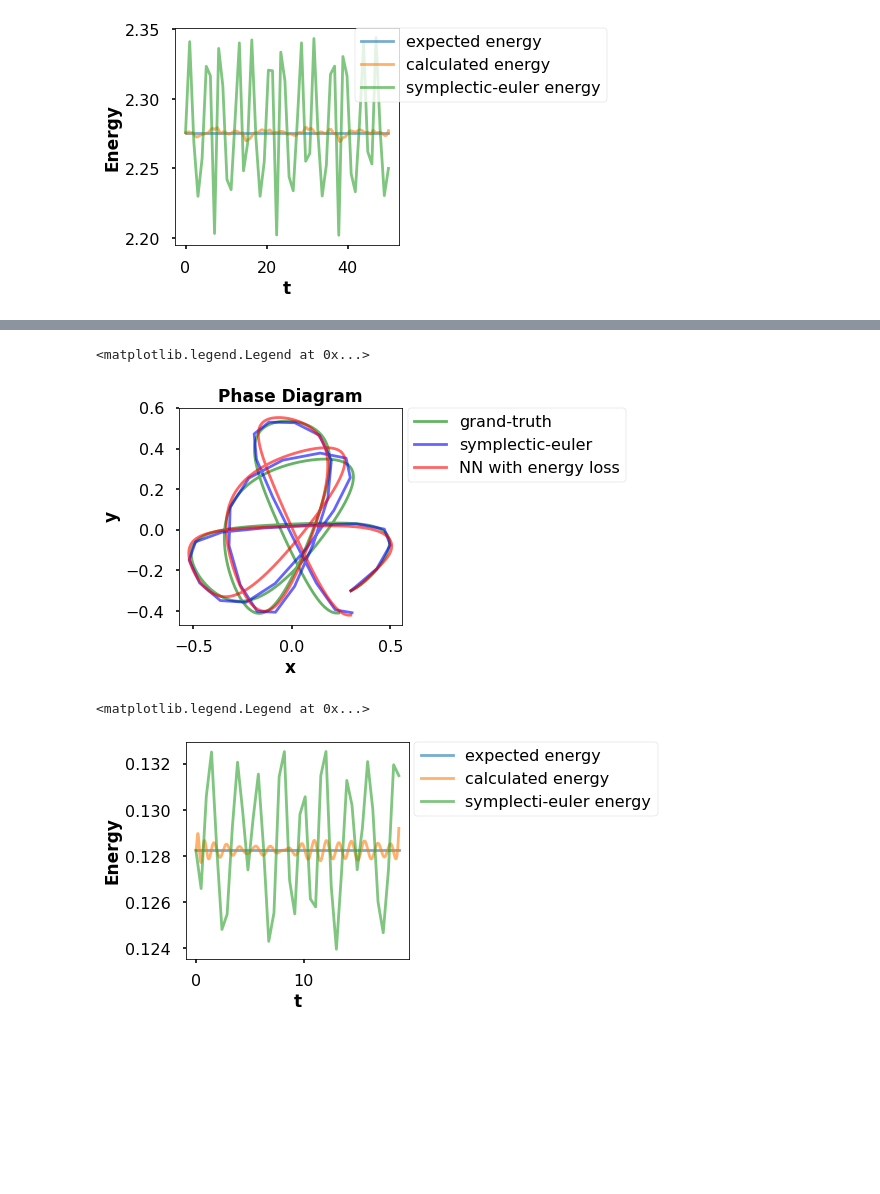
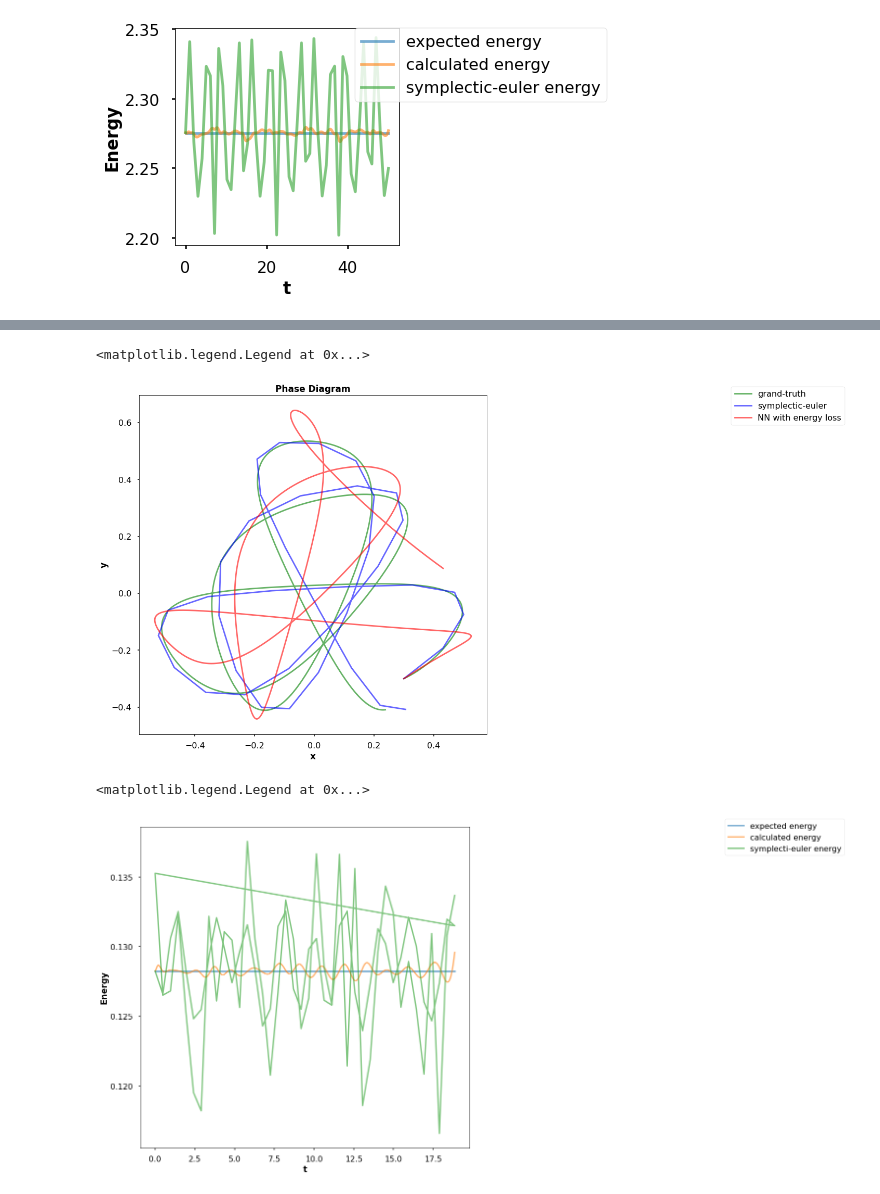
Before and after one commit to tayfununal/hamiltonian, a Jupyter notebook: stage.ipynb, the cells around one changed output, grey strips where cells are left out. Cells and saved outputs as stored; diff of their text form; code cells hidden in the pictures; blank space fills up the shorter version.

```diff
--- a/stage.ipynb
+++ b/stage.ipynb
@@ -243,7 +243,7 @@ def hh_V(x):
   return 0.5*(x[0]**2 + x[1]**2) + ((x[0]**2)*x[1] - (x[1]**3)/3)
 
 hh_model = hh_Hamiltonian(solver=henon_heiles_verlet(hh_T, hh_V, initial_point=[0.3, -0.3, 0.3, 0.15], t_interval=[0., 6*np.math.pi], h=40),
-                          input_dim=1, output_dim=4, hidden_layer=20, each_neuron=64, activation_func=tf.math.sin, epoch=20000, batch_size=1000000000,
-                          learning_rate=0.00001, h_for_t_created=1000)
+                          input_dim=1, output_dim=4, hidden_layer=20, each_neuron=64, activation_func=tf.math.sin, epoch=2000, batch_size=10000000000,
+                          learning_rate=0.0001, h_for_t_created=5000)
 # %% [output]
 Görüntülenen çıkış son 5000 satıra kısaltıldı.
@@ -266,31 +266,31 @@ Epoch 10000/10000
 # %%
-plt.figure(figsize = (4, 4))
+plt.figure(figsize = (12, 12))
 plt.xlabel('x', fontsize=17,fontweight="bold",fontname="Times New Roman")
 plt.ylabel('y', fontsize=17,fontweight="bold",fontname="Times New Roman")
 plt.title("Phase Diagram", fontsize=17,fontweight="bold",fontname="Times New Roman")
 
 hh_test_t = np.linspace(0, 6*np.math.pi, 10000)
 hh_prediction_energy = hh_model.energy_model_train(hh_test_t)
 hh_prediction_mse = hh_model.model_train(hh_test_t)
 
 # grand-truth
 hh_result = hh_odeint(initial_point=[0.3, -0.3, 0.3, 0.15], t=[0., 6*np.math.pi], h=1500)
 plt.plot(hh_result[:,0], hh_result[:,1], c ="green", alpha=0.6, label='grand-truth')
 
 # symplectic euler
 plt.plot(hh_model.z_0[:,0], hh_model.z_0[:,1], c ="blue", alpha=0.6, label='symplectic-euler')
 
 # NN with mse
 ##plt.plot(hh_prediction_mse[:,0], hh_prediction_mse[:,1], c ="orange", alpha=0.6, label='NN with mse')
 
 # NN with energy loss
 plt.plot(hh_prediction_energy[:,0], hh_prediction_energy[:,1], c="red", alpha=0.6, label='NN with energy loss')
 plt.legend(loc='upper right', bbox_to_anchor=(2.04, 1.036))
 # %% [output]
 <matplotlib.legend.Legend at 0x...>
-[figure, old version]
+[figure, new version]
 # %%
-plt.figure(figsize = (4, 4))
+plt.figure(figsize = (12, 12))
 plt.xlabel('t', fontsize=17, fontweight="bold", fontname="Times New Roman")
 plt.ylabel('Energy', fontsize=17, fontweight="bold", fontname="Times New Roman")
 
@@ -304,4 +304,4 @@ plt.plot(hh_model.t, hh_symplectic_new, alpha=0.6, label='symplecti-euler energy
 plt.legend(loc='upper right', bbox_to_anchor=(2.15, 1.036))
 # %% [output]
 <matplotlib.legend.Legend at 0x...>
-[figure, old version]
+[figure, new version]
```
Also changed, not shown: parts of 2 cells of this notebook.
